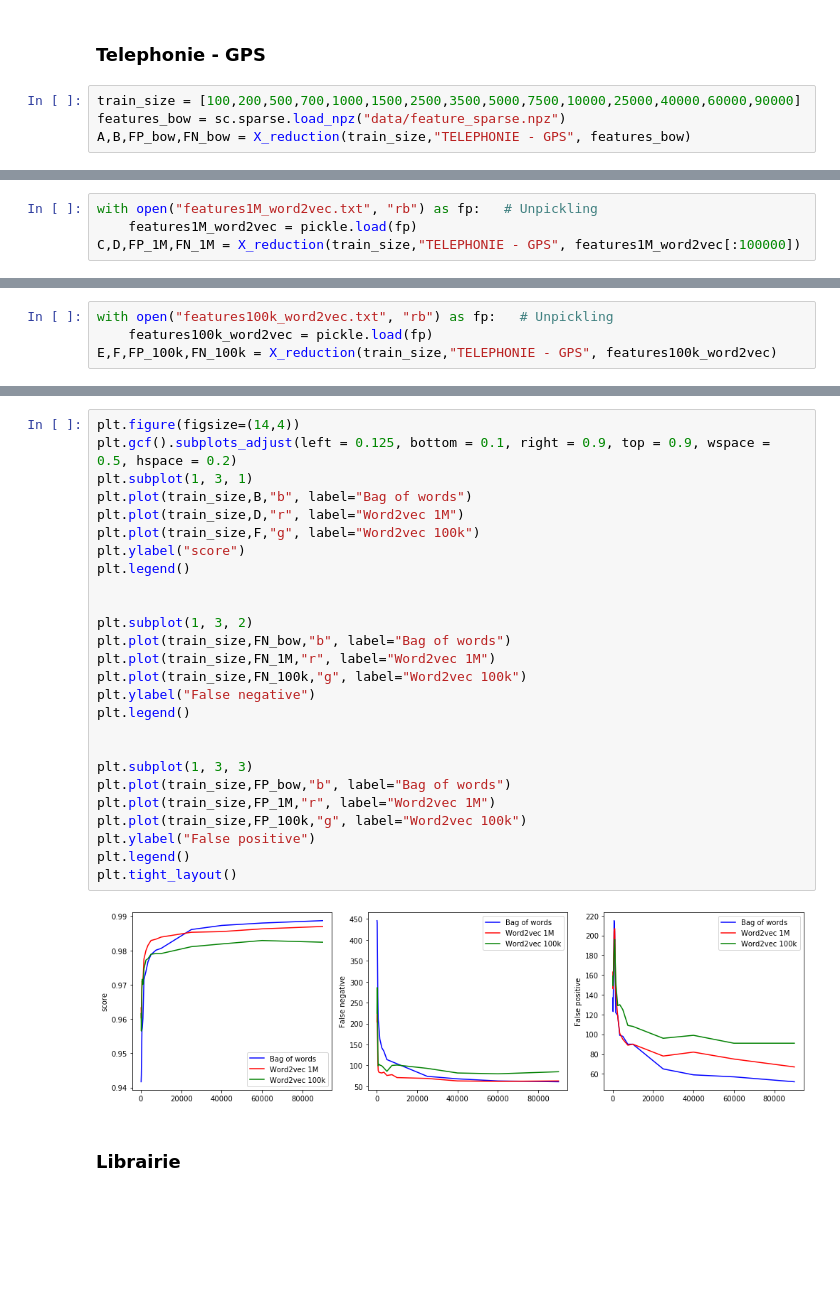
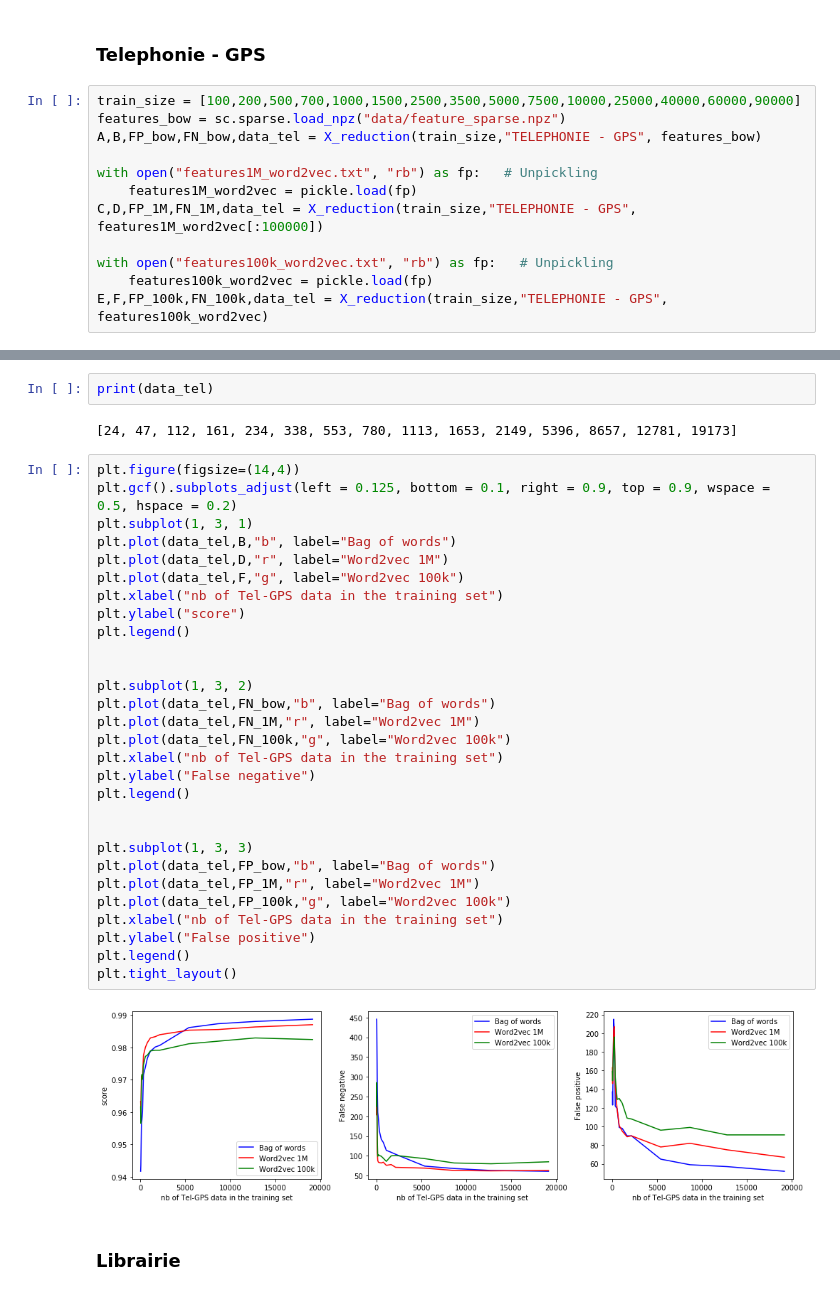
Before and after one commit to bguillouet/2020_4A_TEXTE, a Jupyter notebook: Classification.ipynb, the cells around one changed output, grey strips where cells are left out. Cells and saved outputs as stored; diff of their text form; blank space fills up the shorter version.

```diff
--- a/Classification.ipynb
+++ b/Classification.ipynb
@@ -320,7 +316,15 @@ def X_reduction(train_size, name_cat, features) :
 # %%
 train_size = [100,200,500,700,1000,1500,2500,3500,5000,7500,10000,25000,40000,60000,90000]
 features_bow = sc.sparse.load_npz("data/feature_sparse.npz")
-A,B,FP_bow,FN_bow = X_reduction(train_size,"TELEPHONIE - GPS", features_bow)
+A,B,FP_bow,FN_bow,data_tel = X_reduction(train_size,"TELEPHONIE - GPS", features_bow)
+
+with open("features1M_word2vec.txt", "rb") as fp:   # Unpickling
+    features1M_word2vec = pickle.load(fp)
+C,D,FP_1M,FN_1M,data_tel = X_reduction(train_size,"TELEPHONIE - GPS", features1M_word2vec[:100000])
+
+with open("features100k_word2vec.txt", "rb") as fp:   # Unpickling
+    features100k_word2vec = pickle.load(fp)
+E,F,FP_100k,FN_100k,data_tel = X_reduction(train_size,"TELEPHONIE - GPS", features100k_word2vec)
 # %% [output]
 STOP: TOTAL NO. of ITERATIONS REACHED LIMIT.
 
@@ -339,7 +343,3 @@ Please also refer to the documentation for alternative solver options:
 Please also refer to the documentation for alternative solver options:
     https://scikit-learn.org/stable/modules/linear_model.html#logistic-regression
   n_iter_i = _check_optimize_result(
-# %%
-with open("features1M_word2vec.txt", "rb") as fp:   # Unpickling
-    features1M_word2vec = pickle.load(fp)
-C,D,FP_1M,FN_1M = X_reduction(train_size,"TELEPHONIE - GPS", features1M_word2vec[:100000])
@@ -364,4 +345,0 @@ Please also refer to the documentation for alternative solver options:
-# %%
-with open("features100k_word2vec.txt", "rb") as fp:   # Unpickling
-    features100k_word2vec = pickle.load(fp)
-E,F,FP_100k,FN_100k = X_reduction(train_size,"TELEPHONIE - GPS", features100k_word2vec)
@@ -386,31 +346,38 @@ Please also refer to the documentation for alternative solver options:
+# %%
+print(data_tel)
+# %% [output]
+[24, 47, 112, 161, 234, 338, 553, 780, 1113, 1653, 2149, 5396, 8657, 12781, 19173]
 # %%
 plt.figure(figsize=(14,4))
 plt.gcf().subplots_adjust(left = 0.125, bottom = 0.1, right = 0.9, top = 0.9, wspace = 0.5, hspace = 0.2)
 plt.subplot(1, 3, 1)
-plt.plot(train_size,B,"b", label="Bag of words")
-plt.plot(train_size,D,"r", label="Word2vec 1M")
-plt.plot(train_size,F,"g", label="Word2vec 100k")
+plt.plot(data_tel,B,"b", label="Bag of words")
+plt.plot(data_tel,D,"r", label="Word2vec 1M")
+plt.plot(data_tel,F,"g", label="Word2vec 100k")
+plt.xlabel("nb of Tel-GPS data in the training set")
 plt.ylabel("score")
 plt.legend()
 
 
 plt.subplot(1, 3, 2)
-plt.plot(train_size,FN_bow,"b", label="Bag of words")
-plt.plot(train_size,FN_1M,"r", label="Word2vec 1M")
-plt.plot(train_size,FN_100k,"g", label="Word2vec 100k")
+plt.plot(data_tel,FN_bow,"b", label="Bag of words")
+plt.plot(data_tel,FN_1M,"r", label="Word2vec 1M")
+plt.plot(data_tel,FN_100k,"g", label="Word2vec 100k")
+plt.xlabel("nb of Tel-GPS data in the training set")
 plt.ylabel("False negative")
 plt.legend()
 
 
 plt.subplot(1, 3, 3)
-plt.plot(train_size,FP_bow,"b", label="Bag of words")
-plt.plot(train_size,FP_1M,"r", label="Word2vec 1M")
-plt.plot(train_size,FP_100k,"g", label="Word2vec 100k")
+plt.plot(data_tel,FP_bow,"b", label="Bag of words")
+plt.plot(data_tel,FP_1M,"r", label="Word2vec 1M")
+plt.plot(data_tel,FP_100k,"g", label="Word2vec 100k")
+plt.xlabel("nb of Tel-GPS data in the training set")
 plt.ylabel("False positive")
 plt.legend()
 plt.tight_layout()
 # %% [output]
-[figure, old version]
+[figure, new version]
 # %% [markdown]
 ### Librairie
 # %%
```
Also changed, not shown: parts of 27 cells of this notebook.
